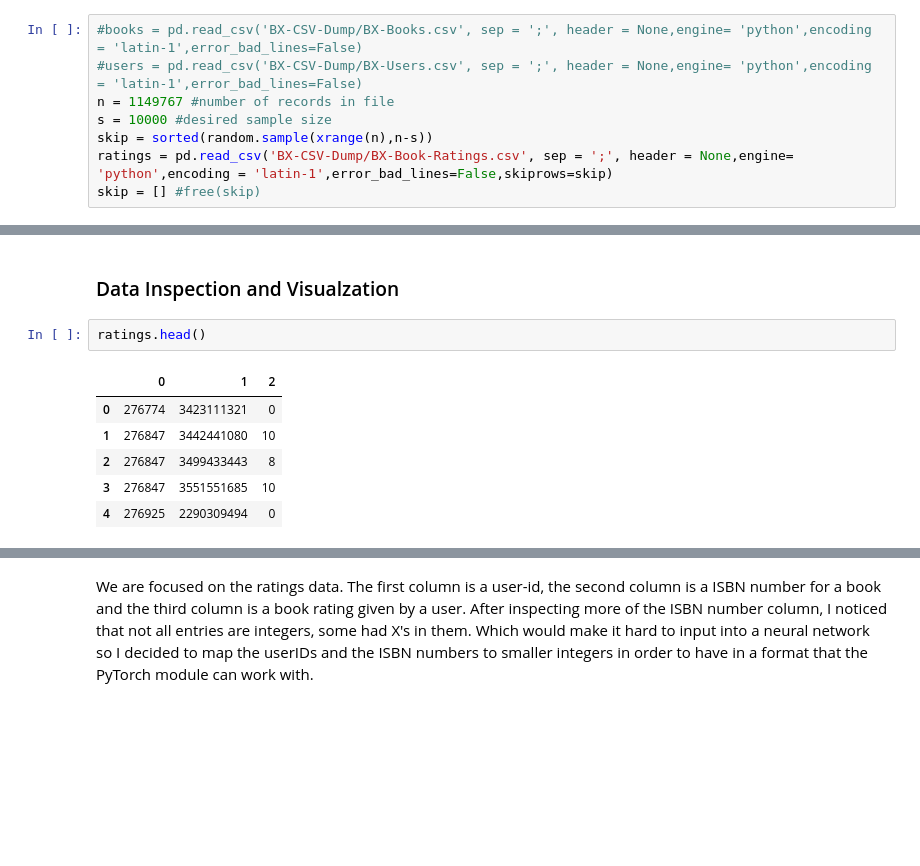
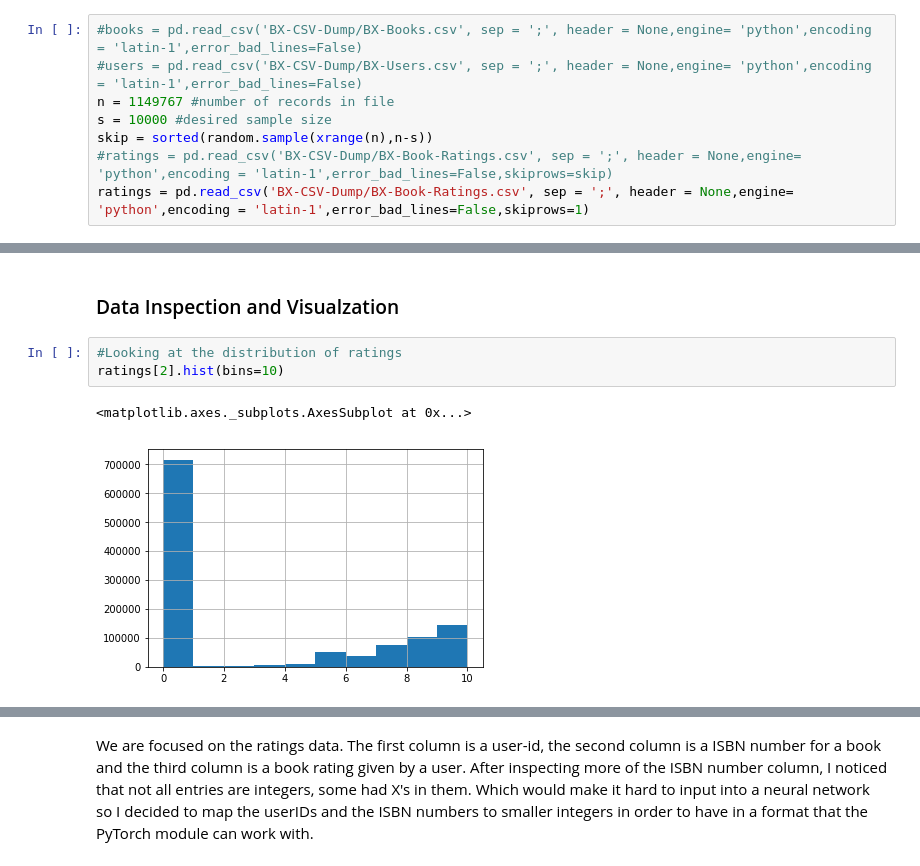
Before and after one commit to lionely/bx-recommender-system-attempt-, a Jupyter notebook: Bx-Recommender-System.ipynb, the cells around one changed output, grey strips where cells are left out. Drawn from its saved outputs; the diff is of its cells as text; blank space fills up the shorter version.

```diff
--- a/Bx-Recommender-System.ipynb
+++ b/Bx-Recommender-System.ipynb
@@ -36,8 +37,8 @@ I also used the scientific IDE Spyder before transferring my work into this jupy
 n = 1149767 #number of records in file
 s = 10000 #desired sample size
 skip = sorted(random.sample(xrange(n),n-s))
-ratings = pd.read_csv('BX-CSV-Dump/BX-Book-Ratings.csv', sep = ';', header = None,engine= 'python',encoding = 'latin-1',error_bad_lines=False,skiprows=skip)
-skip = [] #free(skip)
+#ratings = pd.read_csv('BX-CSV-Dump/BX-Book-Ratings.csv', sep = ';', header = None,engine= 'python',encoding = 'latin-1',error_bad_lines=False,skiprows=skip)
+ratings = pd.read_csv('BX-CSV-Dump/BX-Book-Ratings.csv', sep = ';', header = None,engine= 'python',encoding = 'latin-1',error_bad_lines=False,skiprows=1)
 # %% [output]
 Skipping line 21689: ';' expected after '"'
 Skipping line 45329: ';' expected after '"'
@@ -56,11 +70,8 @@ Skipping line 1148551: ';' expected after '"'
 # %% [markdown]
 ### Data Inspection and Visualzation
-# %%
-ratings.head()
-# %% [output]
-|  | 0 | 1 | 2 |
-| 0 | 276774 | 3423111321 | 0 |
-| 1 | 276847 | 3442441080 | 10 |
-| 2 | 276847 | 3499433443 | 8 |
-| 3 | 276847 | 3551551685 | 10 |
-| 4 | 276925 | 2290309494 | 0 |
+# %%
+#Looking at the distribution of ratings
+ratings[2].hist(bins=10)
+# %% [output]
+<matplotlib.axes._subplots.AxesSubplot at 0x...>
+[figure, added]
```
Also changed, not shown: parts of 23 cells of this notebook.
